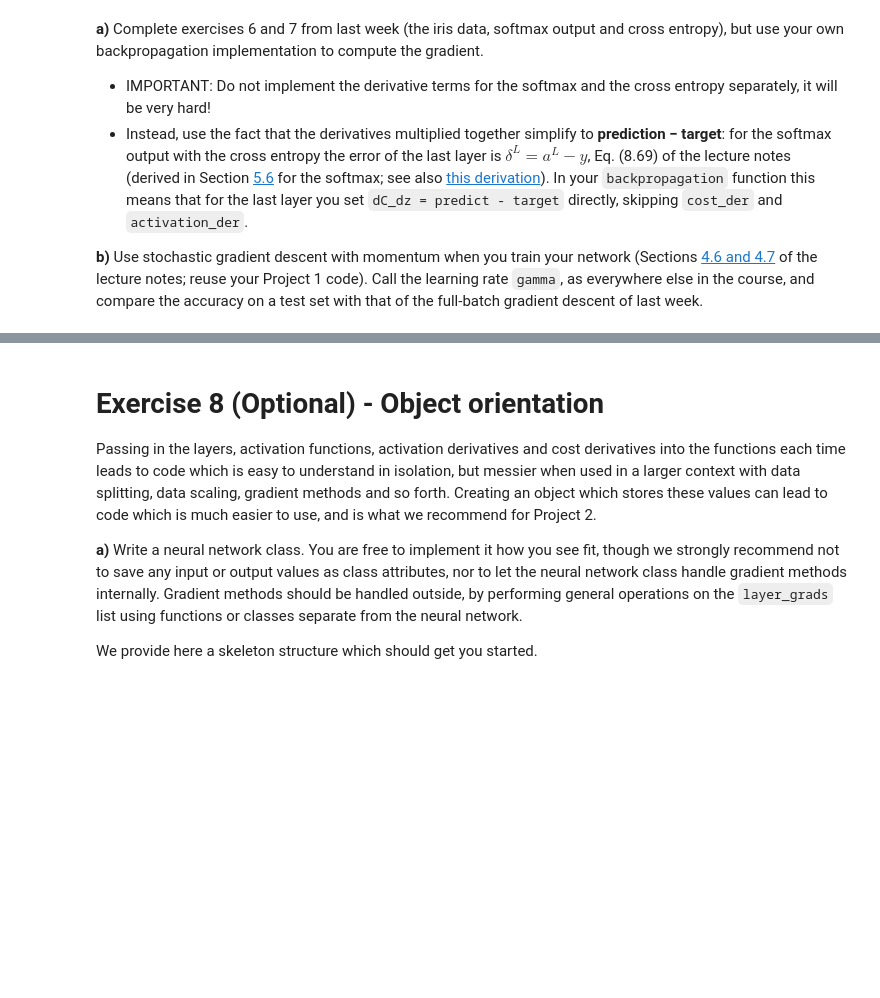
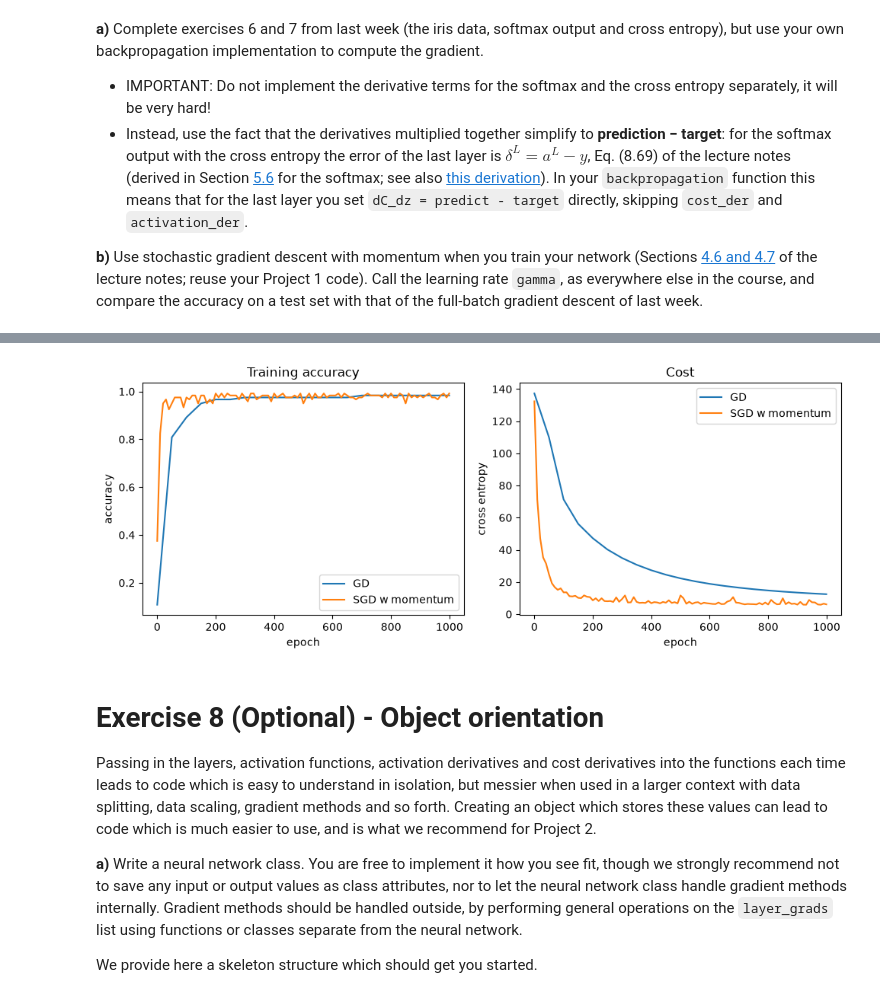
Before and after one commit to nillescorner/FYS-STK4155-Group, a Jupyter notebook: WeeklyTasks/exercisesweek42.ipynb, the cells around one changed output, grey strips where cells are left out. Saved outputs shown, nothing was run; the diff lists cells and outputs as text; code cells hidden in the pictures; blank space fills up the shorter version.

```diff
--- a/WeeklyTasks/exercisesweek42.ipynb
+++ b/WeeklyTasks/exercisesweek42.ipynb
@@ -643,0 +776,98 @@ full-batch gradient descent of last week.
+# %%
+""" Exercise 7b """
+from sklearn.model_selection import train_test_split
+
+np.random.seed(2026)
+
+# FUNCTIONS FROM PROJECT 1
+def optimiser(method, theta, g, state, t, gamma, beta=0.9, rho=0.99, beta1=0.9, beta2=0.999, eps=1e-8):
+    if method == "plain":
+        return theta - gamma * g, state
+    if method == "momentum":
+        v = beta * state.get("v", 0.0) + gamma * g               # Eq. (4.28)
+        state["v"] = v
+        return theta - v, state
+    if method == "adagrad":
+        r = state.get("r", 0.0) + g * g                           # Eq. (4.42)
+        state["r"] = r
+        return theta - gamma * g / (np.sqrt(r) + eps), state      # Eq. (4.45)
+    if method == "rmsprop":
+        r = rho * state.get("r", 0.0) + (1.0 - rho) * g * g       # Eq. (4.47)
+        state["r"] = r
+        return theta - gamma * g / (np.sqrt(r) + eps), state      # Eq. (4.48)
+    if method == "adam":
+        m = beta1 * state.get("m", 0.0) + (1.0 - beta1) * g       # Eq. (4.51)
+        r = beta2 * state.get("r", 0.0) + (1.0 - beta2) * g * g   # Eq. (4.52)
+        state["m"], state["r"] = m, r
+        m_hat = m / (1.0 - beta1**t)                              # Eq. (4.54)
+        r_hat = r / (1.0 - beta2**t)
+        return theta - gamma * m_hat / (np.sqrt(r_hat) + eps), state   # Eq. (4.55)
+    raise ValueError(f"unknown method {method}")
+
+def make_batches(n, batch_size, rng):
+    idx = rng.permutation(n)
+    return [idx[i:i + batch_size] for i in range(0, n, batch_size)]
+
+def step_length(t, t0, t1):
+    return t0 / (t + t1)
+
+
+def sgd_network(inputs, layers, activation_funcs, targets, activation_ders, method="plain",
+                n_epochs=1000, batch_size=5, gamma=0.1, schedule=None, rng=np.random, **kw):
+    """
+    Minibatch SGD, Eq. (4.34), for neural networs based of project 1 function
+    the minibatch gradient comes from backpropagation batch function, and the optimiser
+    updates every W and b separately
+    """
+    n = inputs.shape[0]
+    states = [({}, {}) for _ in layers]        # one state per W and per b (Project 1 had one theta)
+    t, history = 0, []
+    for epoch in range(n_epochs):
+        for batch in make_batches(n, batch_size, rng):
+            t += 1
+            grads = backpropagation_batch(inputs[batch], layers, activation_funcs, targets[batch],
+                                          activation_ders, softmax_ce=True)   # minibatch gradient
+            g_t = gamma if schedule is None else step_length(t, *schedule)
+            new_layers = []
+            for (W, b), (gW, gb), (sW, sb) in zip(layers, grads, states):
+                W, sW = optimiser(method, W, gW, sW, t, g_t, **kw)
+                b, sb = optimiser(method, b, gb, sb, t, g_t, **kw)
+                new_layers.append((W, b))
+            layers = new_layers
+
+        if epoch % 10 == 0 or epoch == n_epochs - 1:
+            predictions = feed_forward_batch(inputs, layers, activation_funcs)
+            history.append((epoch, float(cost_ce(inputs, layers, activation_funcs, targets)),
+                            accuracy(predictions, targets)))
+    return layers, history
+
+#stratify to 20% of each species is taken for the test set instead of just 20% of all flowers
+X_train, X_test, y_train, y_test = train_test_split(inputs, targets, test_size=0.2, stratify=iris.target, random_state=2026)
+
+layers_7b = create_layers_batch(network_input_size, layer_output_sizes, np.random)
+layers_gd, history_gd  = train_network(X_train, layers_7b, activation_funcs, y_train, activation_ders, epochs = 1000)
+layers_sgd, history_sgd = sgd_network(X_train, layers_7b, activation_funcs, y_train, activation_ders, method='momentum', n_epochs=1000, gamma=0.001, beta=0.9)
+
+acc_gd = accuracy(feed_forward_batch(X_test, layers_gd, activation_funcs), y_test)
+acc_sgd = accuracy(feed_forward_batch(X_test, layers_sgd, activation_funcs), y_test)
+print(f"Test accuracy, full-batch GD:      {acc_gd:.2f}")
+print(f"Test accuracy, SGD with momentum:  {acc_sgd:.2f}")
+
+#Plot graphs against each other to better compare
+fig, (ax1, ax2) = plt.subplots(1, 2, figsize=(10, 4))
+
+epochs_rec, costs, accuracies = zip(*history_gd)
+ax1.plot(epochs_rec,accuracies, label='GD')
+ax2.plot(epochs_rec, costs, label='GD')
+
+epochs_rec, costs, accuracies = zip(*history_sgd)
+ax1.plot(epochs_rec,accuracies, label='SGD w momentum')
+ax2.plot(epochs_rec, costs, label='SGD w momentum')
+
+ax1.set(xlabel="epoch", ylabel="accuracy", title="Training accuracy")
+ax2.set(xlabel="epoch", ylabel="cross entropy", title="Cost")
+ax1.legend()
+ax2.legend()
+plt.tight_layout()
+plt.show()
+# %% [output]
@@ -644,3 +876,4 @@ full-batch gradient descent of last week.
+[figure, added]
 # %% [markdown]
 # Exercise 8 (Optional) - Object orientation
 
```
Also changed, not shown: parts of 13 cells of this notebook.
